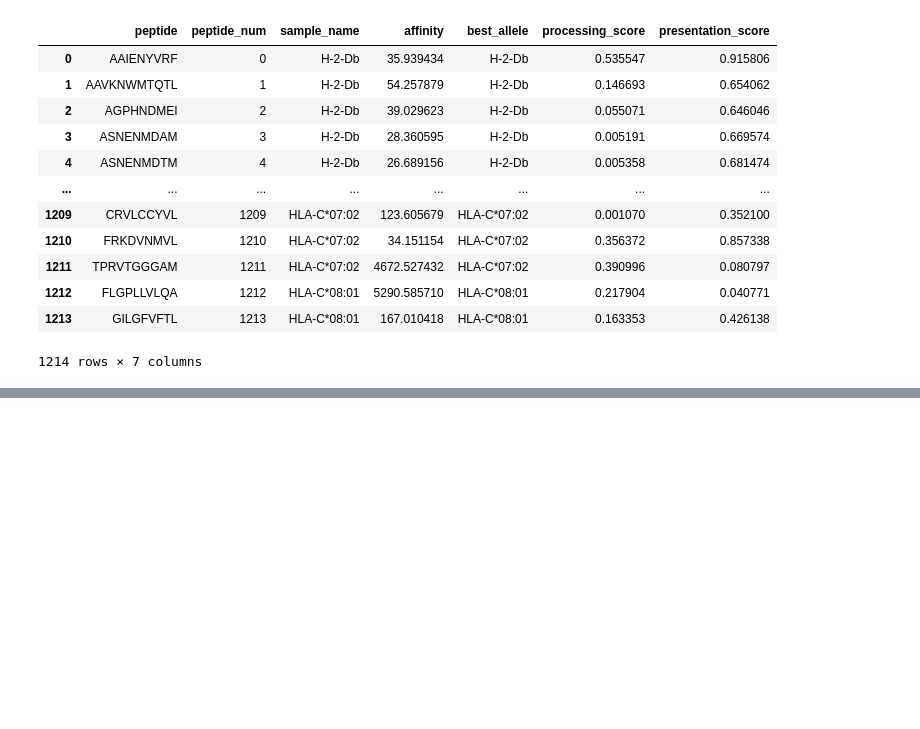
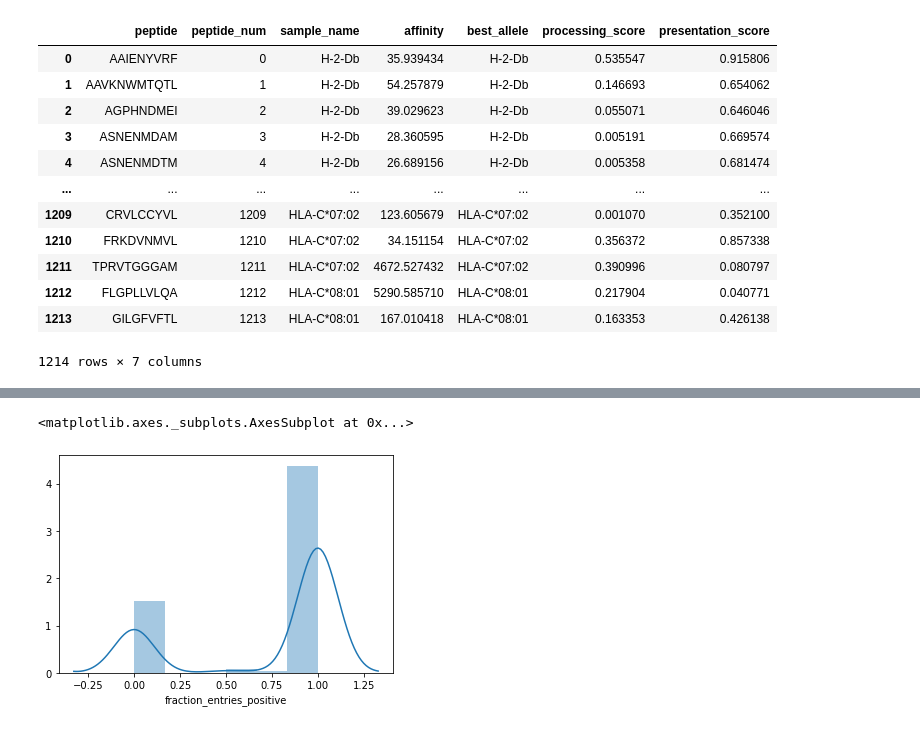
Before and after one commit to pirl-unc/Landscape-and-Selection-of-Vaccine-Epitopes-in-SARS-CoV-2, a Jupyter notebook: iedb/Predict immunogenicity.ipynb, the cells around one changed output, grey strips where cells are left out. Drawn from its saved outputs; the diff is of its cells as text; code cells hidden in the pictures; blank space fills up the shorter version.

```diff
--- a/iedb/Predict immunogenicity.ipynb
+++ b/iedb/Predict immunogenicity.ipynb
@@ -142,0 +184,6 @@ df_pred
+# %%
+import seaborn
+seaborn.distplot(df_tcell[df_tcell["mhc_class"] == "II"].fraction_entries_positive)
+# %% [output]
+<matplotlib.axes._subplots.AxesSubplot at 0x...>
+[figure, added]
```
Also changed, not shown: parts of 8 cells of this notebook, 12 other files.
